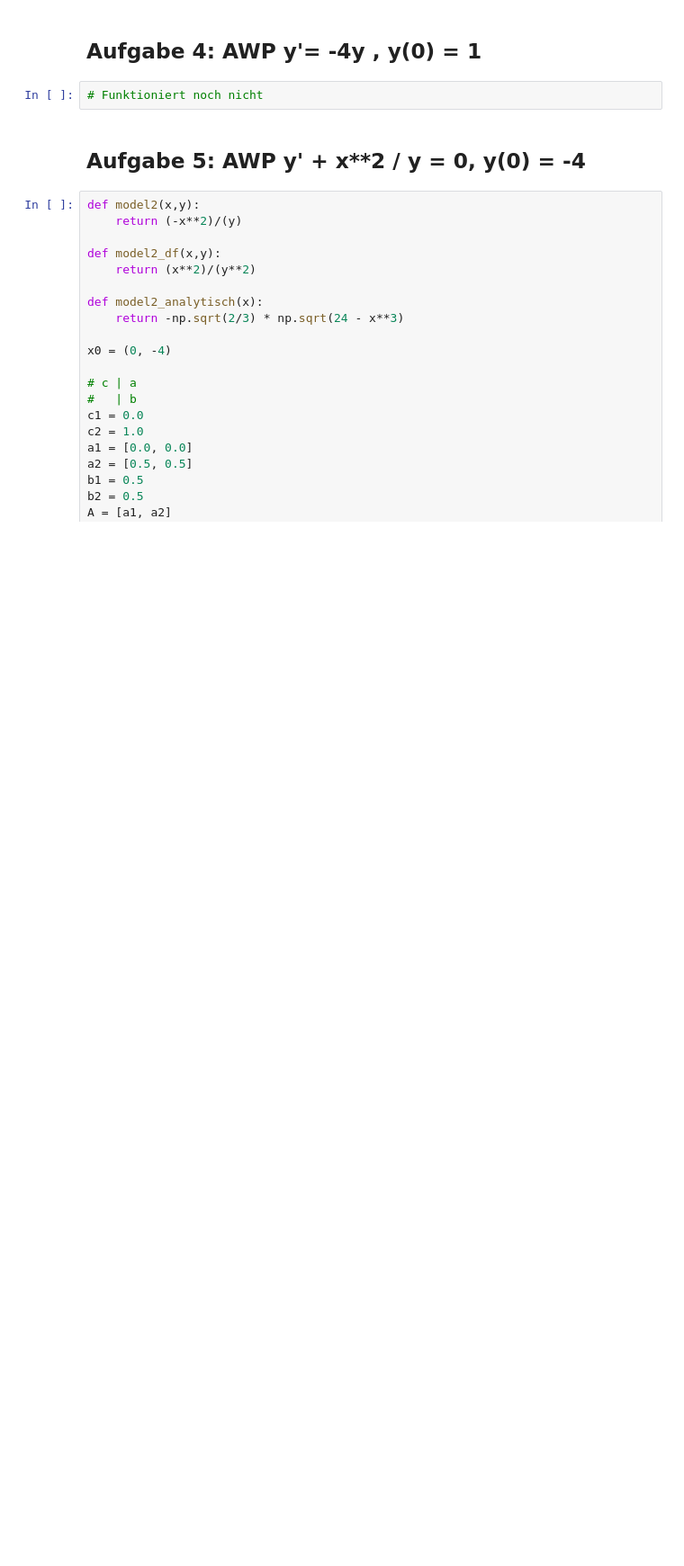
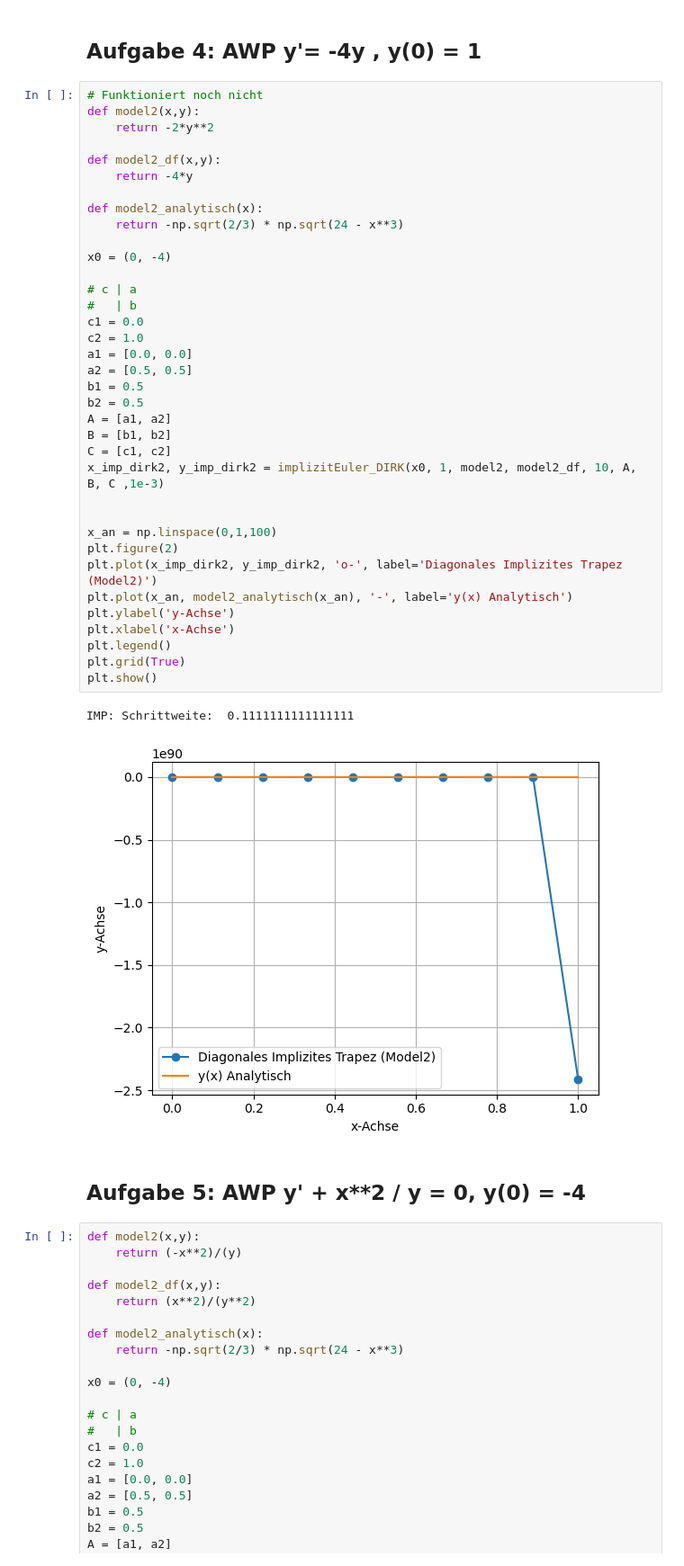
Before and after one commit to hollejon/Numerik, a Jupyter notebook: praktikum10/DIRK_Verfahren.ipynb, the cells around one changed output. Shown at 90% size. Saved outputs shown, nothing was run; the diff lists cells and outputs as text; blank space fills up the shorter version.

```diff
--- a/praktikum10/DIRK_Verfahren.ipynb
+++ b/praktikum10/DIRK_Verfahren.ipynb
@@ -188,8 +189,45 @@ def implizitEuler_DIRK(x0, X, f, df, N, A, B, C, tol):
     return x, y
 # %% [markdown]
 ## Aufgabe 4: AWP y'= -4y , y(0) = 1
-# %%
-# Funktioniert noch nicht
+# %%
+# Funktioniert noch nicht
+def model2(x,y):
+    return -2*y**2
+
+def model2_df(x,y):
+    return -4*y
+
+def model2_analytisch(x):
+    return -np.sqrt(2/3) * np.sqrt(24 - x**3)
+
+x0 = (0, -4)
+
+# c | a
+#   | b
+c1 = 0.0
+c2 = 1.0
+a1 = [0.0, 0.0]
+a2 = [0.5, 0.5]
+b1 = 0.5
+b2 = 0.5
+A = [a1, a2]
+B = [b1, b2]
+C = [c1, c2]
+x_imp_dirk2, y_imp_dirk2 = implizitEuler_DIRK(x0, 1, model2, model2_df, 10, A, B, C ,1e-3)
+
+
+x_an = np.linspace(0,1,100)
+plt.figure(2)
+plt.plot(x_imp_dirk2, y_imp_dirk2, 'o-', label='Diagonales Implizites Trapez (Model2)')
+plt.plot(x_an, model2_analytisch(x_an), '-', label='y(x) Analytisch')
+plt.ylabel('y-Achse')
+plt.xlabel('x-Achse')
+plt.legend()
+plt.grid(True)
+plt.show()
+# %% [output]
+IMP: Schrittweite:  0.1111111111111111
+[figure, added]
 # %% [markdown]
 ## Aufgabe 5: AWP y' + x**2 / y = 0, y(0) = -4
 # %%
```
Also changed, not shown: parts of 2 cells of this notebook.
